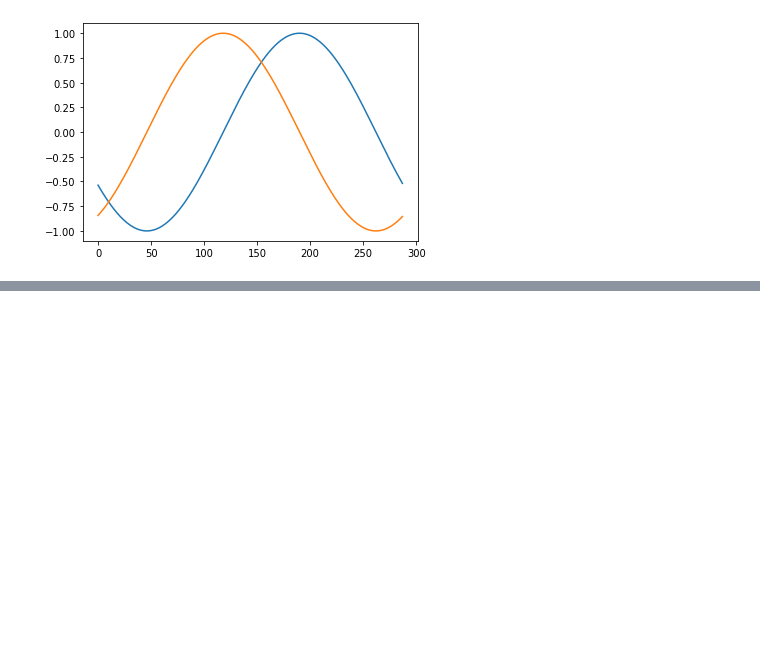
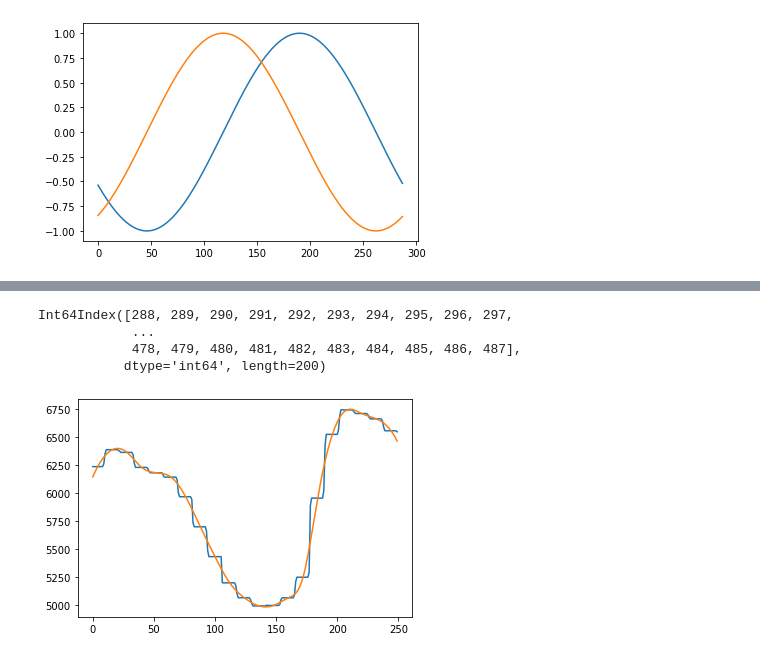
Before and after one commit to AnmolS99/Time-Series-Forecasting, a Jupyter notebook: eda.ipynb, the cells around one changed output, grey strips where cells are left out. Cells and saved outputs as stored; diff of their text form; code cells hidden in the pictures; blank space fills up the shorter version.

```diff
--- a/eda.ipynb
+++ b/eda.ipynb
@@ -114,0 +58,34 @@ Index(['start_time', 'hydro', 'micro', 'thermal', 'wind', 'river', 'total',
+# %%
+date_time = pd.to_datetime(train_df["start_time"])
+t = train_df[:200]
+a = t[date_time.dt.minute == 30]["total"]
+a.index
+t["total"].index
+# %% [output]
+Int64Index([288, 289, 290, 291, 292, 293, 294, 295, 296, 297,
+            ...
+            478, 479, 480, 481, 482, 483, 484, 485, 486, 487],
+           dtype='int64', length=200)
+# %%
+pp2 = Preprocessor(train_path="datasets/no1_train.csv", val_path="datasets/no1_validation.csv")
+
+num_steps = 250
+df = pp2.train_df[:num_steps].copy()
+
+df["flow"] = - df["flow"]
+df["net"] = df["total"] + df["flow"]
+x_total = df["net"].index
+
+date_time = pd.to_datetime(df["start_time"])
+y_points_df = df[date_time.dt.minute == 30]["net"]
+x_points = y_points_df.index
+y_points = df[date_time.dt.minute == 30]["net"].to_numpy()
+
+tck = interpolate.splrep(x_points, y_points)
+y_interp = interpolate.splev(x_total, tck)
+
+plt.plot(x_total, df["net"])
+plt.plot(x_total, y_interp)
+plt.show()
+# %% [output]
+[figure, added]
```
Also changed, not shown: parts of 8 cells of this notebook, 28 other files.
